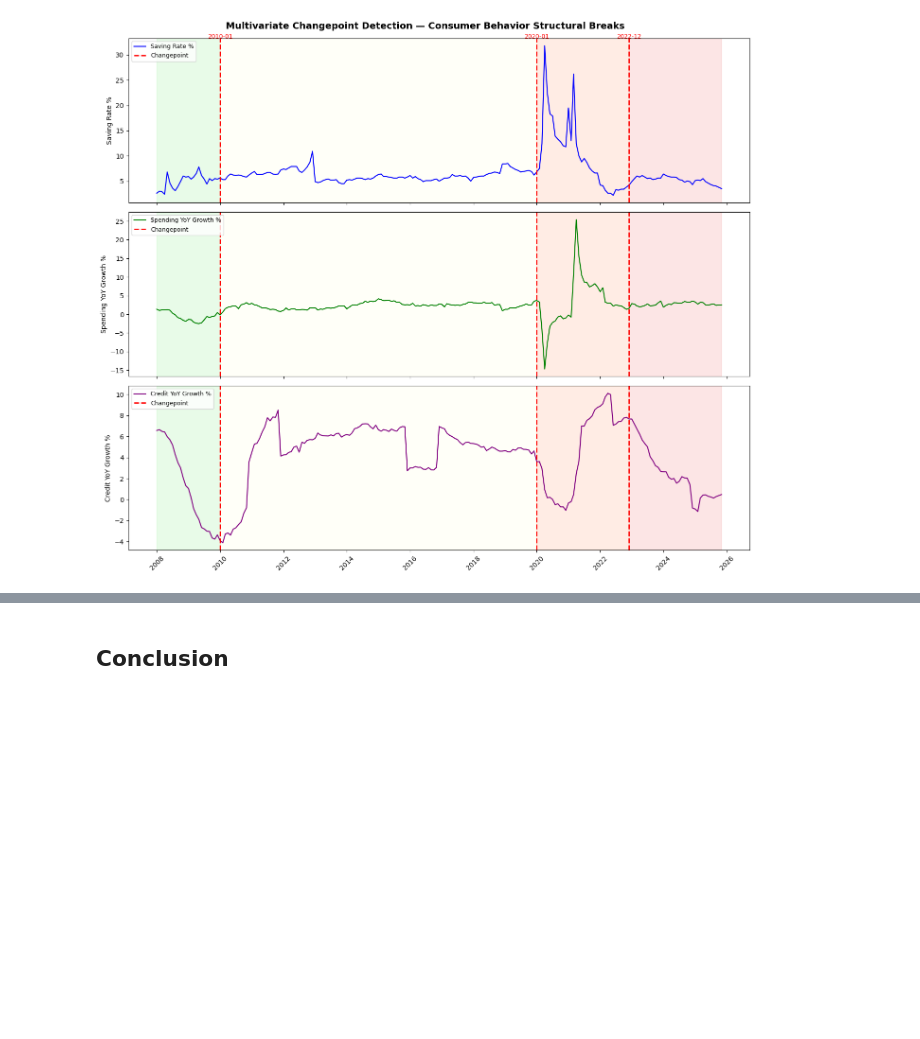
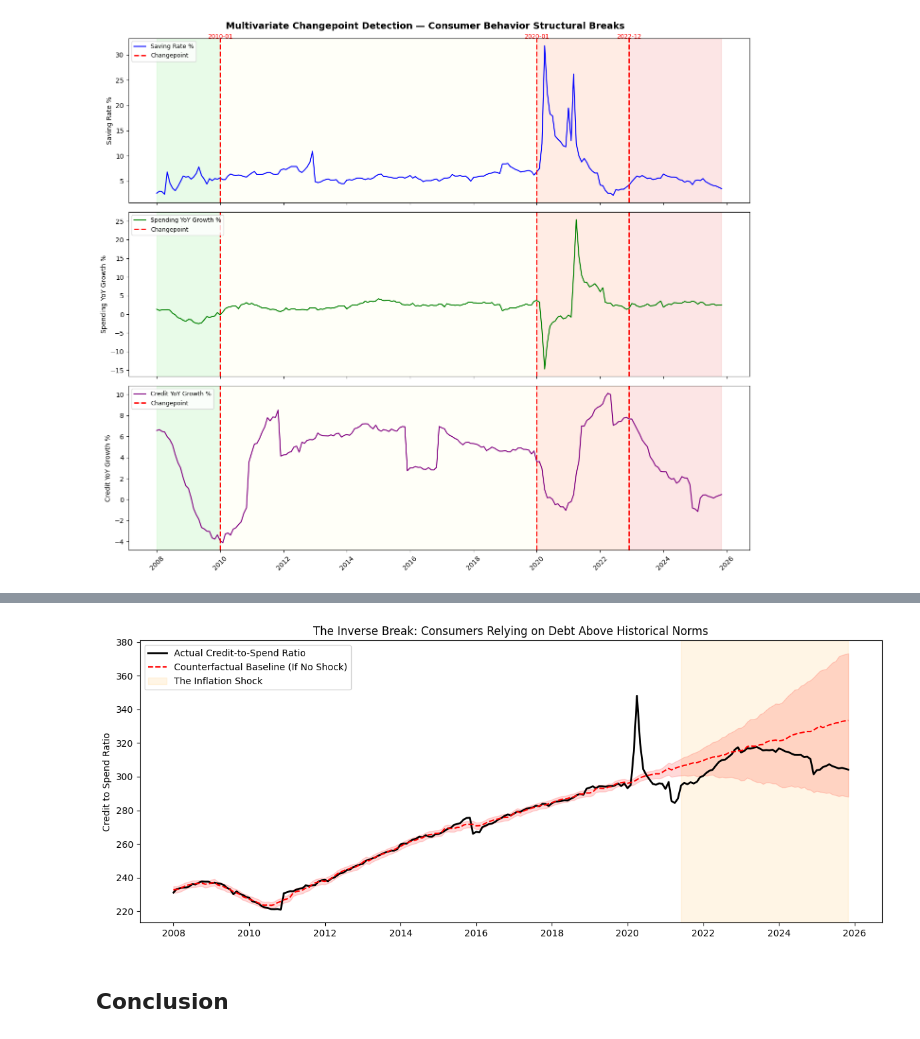
Before and after one commit to hamedtaeb/US-Consumer-Behaviour, a Jupyter notebook: notebooks/final_notebook.ipynb, the cells around one changed output, grey strips where cells are left out. Drawn from its saved outputs; the diff is of its cells as text; code cells hidden in the pictures; blank space fills up the shorter version.

```diff
--- a/notebooks/final_notebook.ipynb
+++ b/notebooks/final_notebook.ipynb
@@ -593,0 +713,33 @@ plt.show()
+# %%
+# ==========================================
+# PART 1.5: PROVE THE CREDIT STRUCTURAL BREAK
+# ==========================================
+# Prepare data for Prophet using the Credit-to-Spend Ratio
+prophet_credit = master_df[['date', 'credit_to_spend_ratio']].rename(columns={'date': 'ds', 'credit_to_spend_ratio': 'y'})
+
+# Train strictly on the "Old World" (Pre-COVID)
+train_credit = prophet_credit[prophet_credit['ds'] < '2020-03-01']
+model_credit = Prophet(yearly_seasonality=True, weekly_seasonality=False, daily_seasonality=False)
+model_credit.fit(train_credit)
+
+# Forecast the counterfactual (What SHOULD have happened to credit usage)
+forecast_credit = model_credit.predict(prophet_credit[['ds']])
+master_df['expected_credit_ratio'] = forecast_credit['yhat'].values
+
+# Calculate the "Credit Gap" (Actual minus Expected)
+# A positive gap means consumers are relying on MORE credit than historically normal
+master_df['credit_behavioral_gap'] = master_df['credit_to_spend_ratio'] - master_df['expected_credit_ratio']
+
+# --- Visual: The Broken Credit Baseline ---
+plt.figure(figsize=(12, 5))
+plt.plot(master_df['date'], master_df['credit_to_spend_ratio'], label='Actual Credit-to-Spend Ratio', color='black', linewidth=2)
+plt.plot(master_df['date'], master_df['expected_credit_ratio'], label='Counterfactual Baseline (If No Shock)', color='red', linestyle='--')
+plt.fill_between(master_df['date'], forecast_credit['yhat_lower'], forecast_credit['yhat_upper'], color='red', alpha=0.15)
+
+plt.axvspan(pd.to_datetime('2021-06-01'), master_df['date'].max(), color='orange', alpha=0.1, label='The Inflation Shock')
+plt.title('The Inverse Break: Consumers Relying on Debt Above Historical Norms')
+plt.ylabel('Credit to Spend Ratio')
+plt.legend()
+plt.tight_layout()
+plt.show()
+# %% [output]
@@ -594,2 +748,3 @@ plt.show()
+[figure, added]
 # %% [markdown]
 ## Conclusion
```
Also changed, not shown: parts of 9 cells of this notebook.
